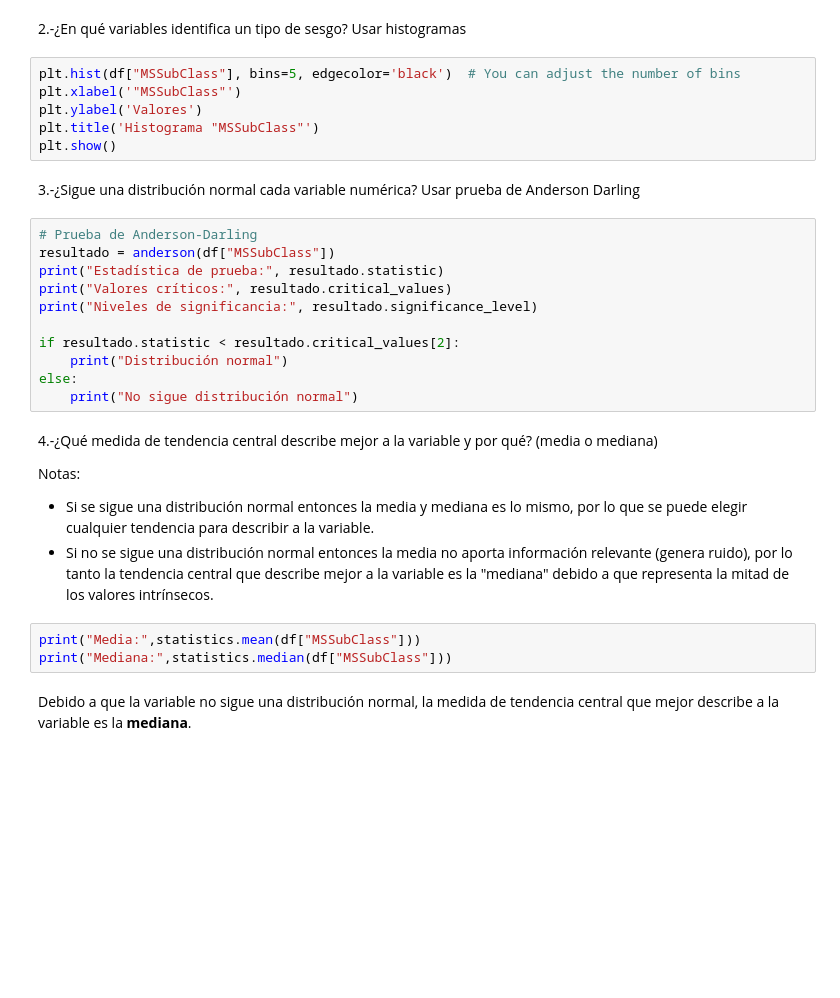
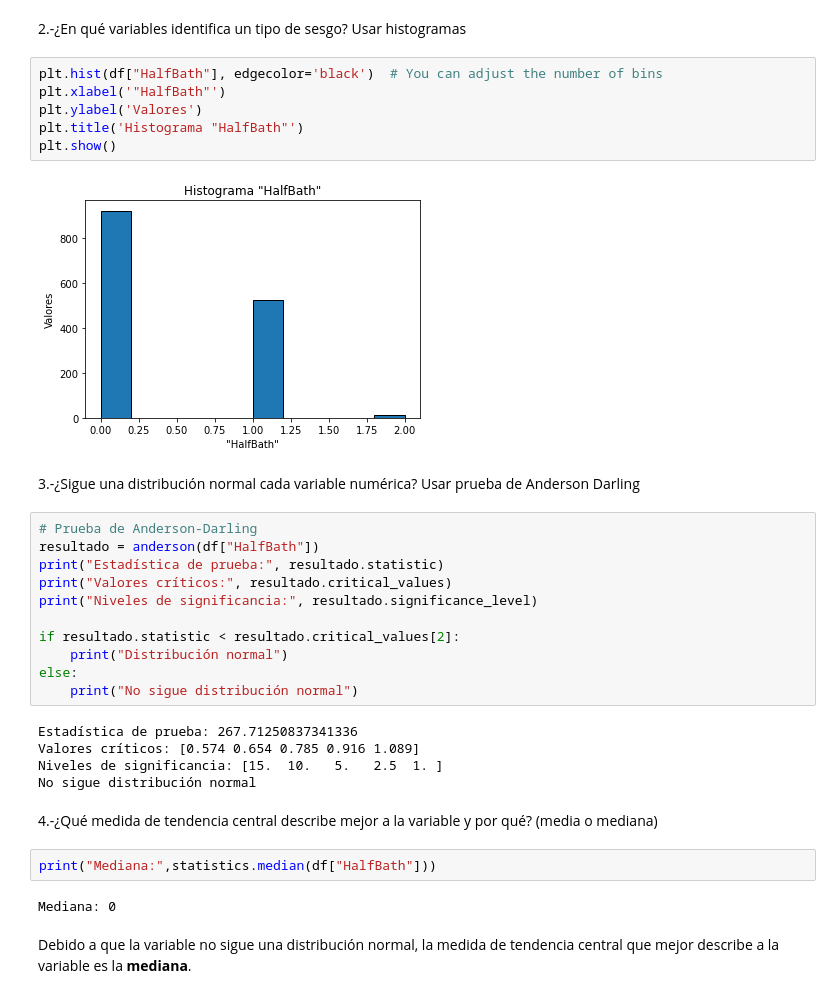
Before and after one commit to gabycor/mavericks_IA, a Jupyter notebook: Comprensión de los datos.ipynb, the cells around one changed output. Saved outputs shown, nothing was run; the diff lists cells and outputs as text; blank space fills up the shorter version.

```diff
--- a/Comprensión de los datos.ipynb
+++ b/Comprensión de los datos.ipynb
@@ -814,16 +828,18 @@ sns.boxplot(x=df["MSSubClass"])
 # %% [markdown]
 2.-¿En qué variables identifica un tipo de sesgo? Usar histogramas
 # %%
-plt.hist(df["MSSubClass"], bins=5, edgecolor='black')  # You can adjust the number of bins
-plt.xlabel('"MSSubClass"')
+plt.hist(df["HalfBath"], edgecolor='black')  # You can adjust the number of bins
+plt.xlabel('"HalfBath"')
 plt.ylabel('Valores')
-plt.title('Histograma "MSSubClass"')
+plt.title('Histograma "HalfBath"')
 plt.show()
+# %% [output]
+[figure, added]
 # %% [markdown]
 3.-¿Sigue una distribución normal cada variable numérica? Usar prueba de Anderson Darling
 # %%
 # Prueba de Anderson-Darling
-resultado = anderson(df["MSSubClass"])
+resultado = anderson(df["HalfBath"])
 print("Estadística de prueba:", resultado.statistic)
 print("Valores críticos:", resultado.critical_values)
 print("Niveles de significancia:", resultado.significance_level)
@@ -832,15 +848,17 @@ if resultado.statistic < resultado.critical_values[2]:
     print("Distribución normal")
 else:
     print("No sigue distribución normal")
+# %% [output]
+Estadística de prueba: 267.71250837341336
+Valores críticos: [0.574 0.654 0.785 0.916 1.089]
+Niveles de significancia: [15.  10.   5.   2.5  1. ]
+No sigue distribución normal
-# %% [markdown]
-4.-¿Qué medida de tendencia central describe mejor a la variable y por qué? (media o mediana)
-
-Notas:
-* Si se sigue una distribución normal entonces la media y mediana es lo mismo, por lo que se puede elegir cualquier tendencia para describir a la variable.
-* Si no se sigue una distribución normal entonces la media no aporta información relevante (genera ruido), por lo tanto la tendencia central que describe mejor a la variable es la "mediana" debido a que representa la mitad de los valores intrínsecos.
+# %% [markdown]
+4.-¿Qué medida de tendencia central describe mejor a la variable y por qué? (media o mediana)
 # %%
-print("Media:",statistics.mean(df["MSSubClass"]))
-print("Mediana:",statistics.median(df["MSSubClass"]))
+print("Mediana:",statistics.median(df["HalfBath"]))
+# %% [output]
+Mediana: 0
 # %% [markdown]
 Debido a que la variable no sigue una distribución normal, la medida de tendencia central que mejor describe a la variable es la **mediana**.
 # %% [markdown]
```
Also changed, not shown: parts of 238 cells of this notebook.
